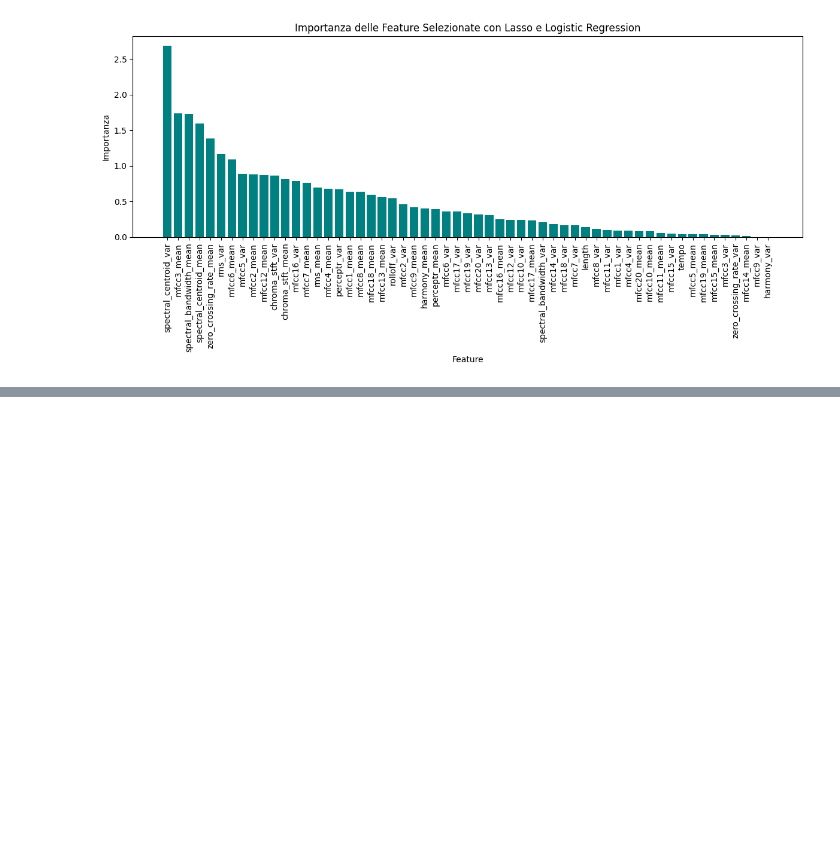
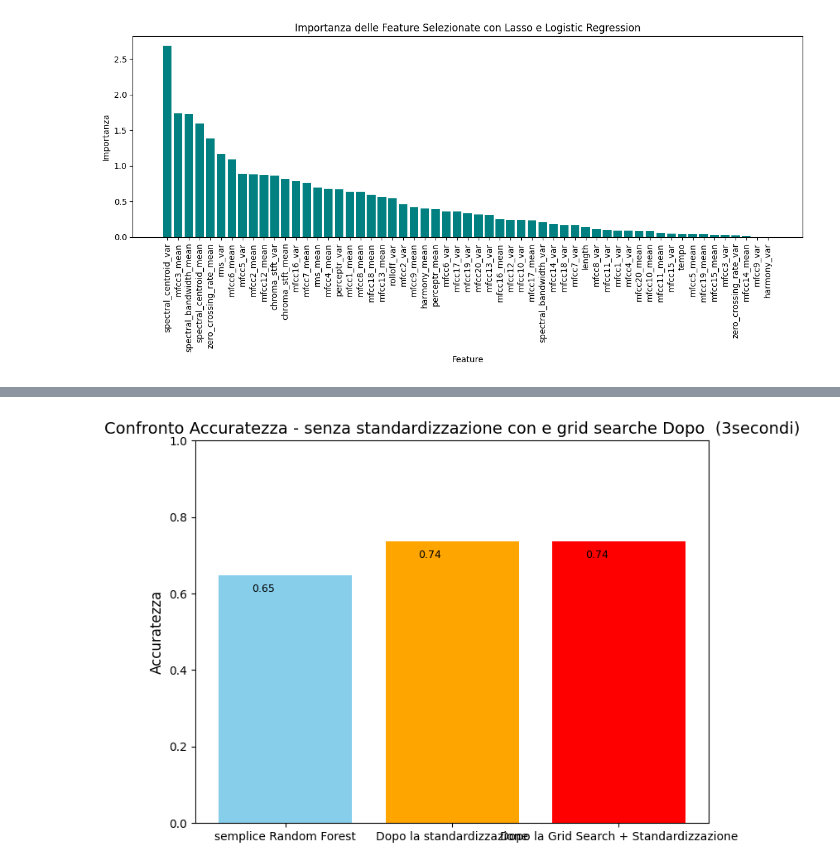
Before and after one commit to DavideOrienti/Progetto-MachineLearning, a Jupyter notebook: LogisticRegression.ipynb, the cells around one changed output, grey strips where cells are left out. Saved outputs shown, nothing was run; the diff lists cells and outputs as text; code cells hidden in the pictures; blank space fills up the shorter version.

```diff
--- a/LogisticRegression.ipynb
+++ b/LogisticRegression.ipynb
@@ -213,0 +220,2 @@ Feature selezionate: [ 0  1  2  4  5  6  7  8 10 11 12 13 15 16 17 18 19 20 21 2
+# %%
+X_train, X_test, y_train, y_test= prepareTrainingSet3Sec()
@@ -213,0 +254,23 @@ Feature selezionate: [ 0  1  2  4  5  6  7  8 10 11 12 13 15 16 17 18 19 20 21 2
+# %%
+ #Definizione del pipeline con standardizzazione e Logistic Regression
+pipeline = Pipeline([
+    ('scaler', StandardScaler()),  # Standardizzazione delle features
+    ('classifier', LogisticRegression(max_iter=1000))  # Classificatore Logistic Regression
+])
+
+# Definizione degli iperparametri da testare con GridSearch, con combinazioni compatibili
+param_grid = [
+    {'classifier__C': [0.01, 0.1, 1], 'classifier__penalty': ['l2'], 'classifier__solver': ['lbfgs']},
+    {'classifier__C': [0.01, 0.1, 1], 'classifier__penalty': ['l1', 'l2'], 'classifier__solver': ['liblinear']},
+    {'classifier__C': [0.01, 0.1, 1], 'classifier__penalty': ['l1', 'l2', 'elasticnet'],
+     'classifier__solver': ['saga'], 'classifier__l1_ratio': [0.5]}  # l1_ratio solo per elasticnet con saga
+]
+
+# Inizializzazione della GridSearchCV con validazione incrociata a 5 fold
+grid_search = GridSearchCV(pipeline, param_grid, cv=5, scoring='accuracy', n_jobs=-1, verbose=2)
+
+# Esecuzione della ricerca
+grid_search.fit(X_train, y_train)
+
+# Migliori parametri trovati
+print("Migliori iperparametri trovati:", grid_search.best_params_)
@@ -213,0 +292,4 @@ Feature selezionate: [ 0  1  2  4  5  6  7  8 10 11 12 13 15 16 17 18 19 20 21 2
+# %%
+Grafico_RandomForest(before_3sec,before_3sec_standadization,after_3sec)
+# %% [output]
+[figure, added]
```
Also changed, not shown: parts of 9 cells of this notebook, 16 other files.
